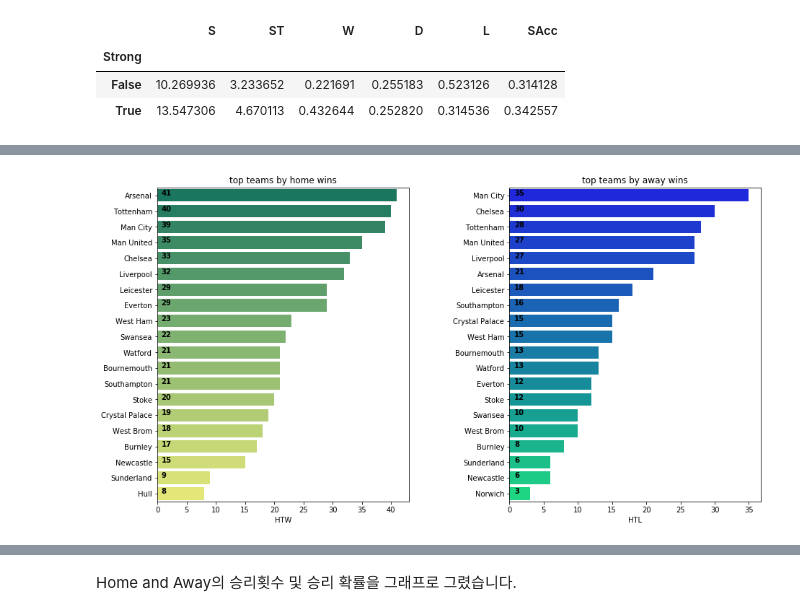
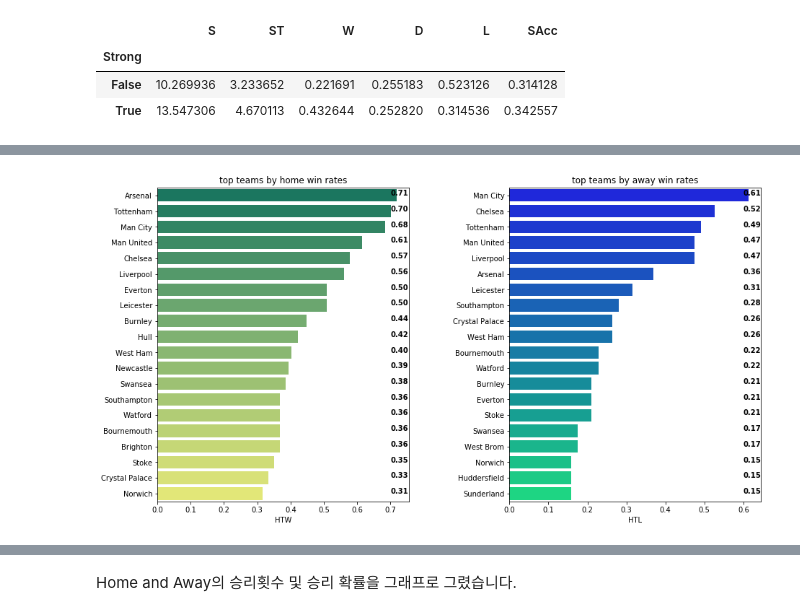
Before and after one commit to sunghoonhong/foot-ball-analysis, a Jupyter notebook: Untitled1.ipynb, the cells around one changed output, grey strips where cells are left out. Cells and saved outputs as stored; diff of their text form; code cells hidden in the pictures.

```diff
--- a/Untitled1.ipynb
+++ b/Untitled1.ipynb
@@ -215,24 +259,24 @@ strongDf
 # %%
-ht = df.groupby("HomeTeam")["HTW"].sum().reset_index()
-at = df.groupby("AwayTeam")["HTL"].sum().reset_index()
+ht = df.groupby("HomeTeam")["HTW"].mean().reset_index()
+at = df.groupby("AwayTeam")["HTL"].mean().reset_index()
 ht = ht.sort_values(by="HTW",ascending=False)
 at = at.sort_values(by="HTL",ascending=False)
 plt.figure(figsize=(15,8))
 plt.subplot(121)
 ax = sns.barplot(y="HomeTeam",x="HTW",data=ht[:20],palette="summer")
 plt.ylabel('')
-plt.title("top teams by home wins")
+plt.title("top teams by home win rates")
 for i,j in enumerate(ht["HTW"][:20]):
-    ax.text(.7,i,j,weight = "bold")
+    ax.text(.7,i,str(j)[:4],weight = "bold")
 plt.subplot(122)
 ax = sns.barplot(y="AwayTeam",x="HTL",data=at[:20],palette="winter")
 plt.ylabel("")
 plt.subplots_adjust(wspace = .4)
-plt.title("top teams by away wins")
+plt.title("top teams by away win rates")
 for i,j in enumerate(at["HTL"][:20]):
-    ax.text(.7,i,j,weight = "bold")
+    ax.text(.6,i,str(j)[:4],weight = "bold")
 # %% [output]
-[figure, old version]
+[figure, new version]
 # %%
 ht = df.groupby("HomeTeam")["HTW"].mean().reset_index()
 at = df.groupby("AwayTeam")["HTL"].mean().reset_index()
```
Also changed, not shown: parts of 9 cells of this notebook, 1 other file.
